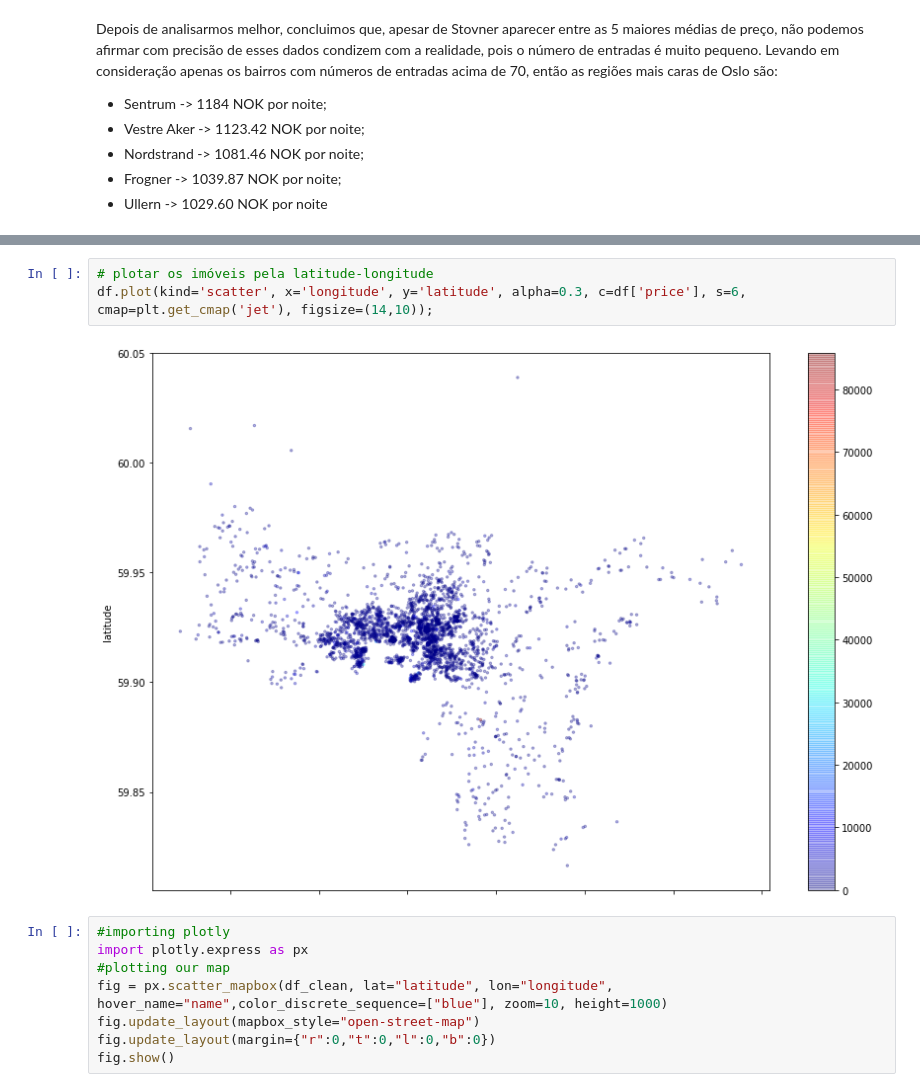
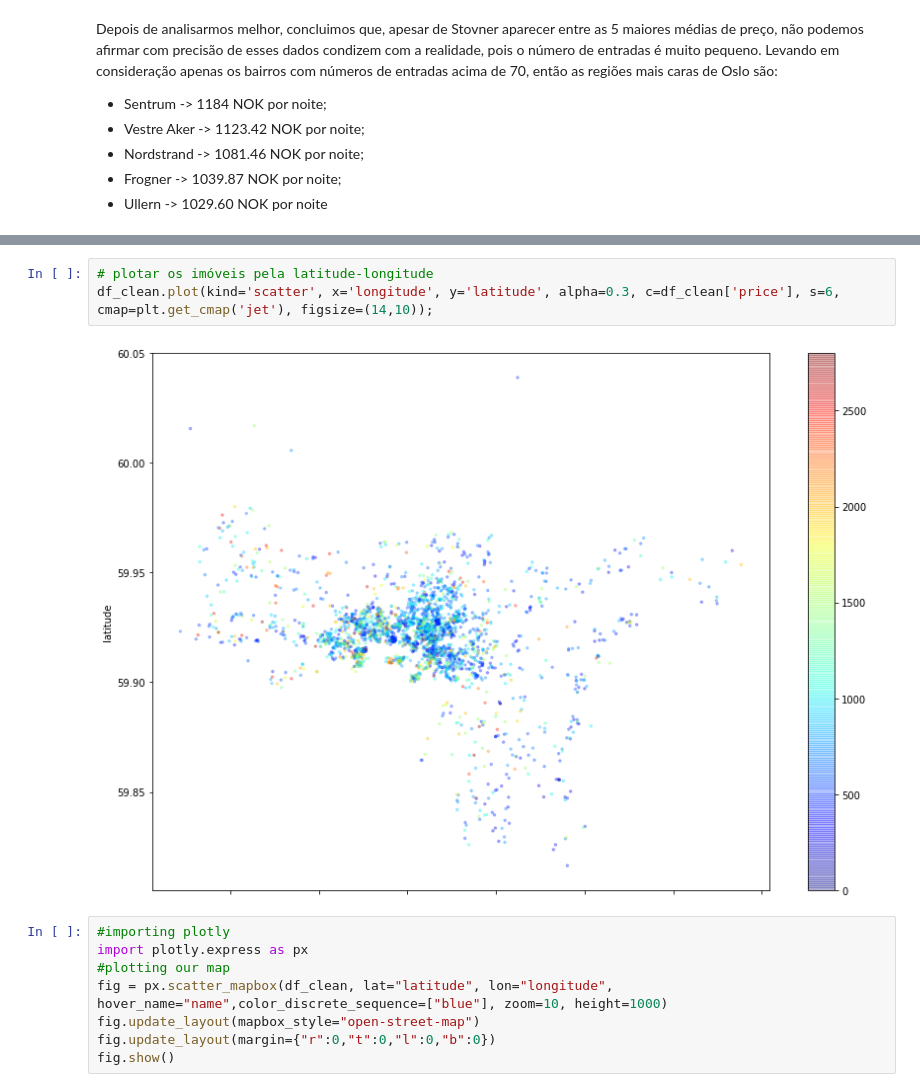
Before and after one commit to rafamarquesrmb/data_science, a Jupyter notebook: projeto01_analise_de_dados_airbnb_/Analisando_os_Dados_do_Airbnb_Oslo_Noruega_By_Rafael_Marques.ipynb, the cells around one changed output, grey strips where cells are left out. Drawn from its saved outputs; the diff is of its cells as text.

```diff
--- a/projeto01_analise_de_dados_airbnb_/Analisando_os_Dados_do_Airbnb_Oslo_Noruega_By_Rafael_Marques.ipynb
+++ b/projeto01_analise_de_dados_airbnb_/Analisando_os_Dados_do_Airbnb_Oslo_Noruega_By_Rafael_Marques.ipynb
@@ -664,8 +725,8 @@ Depois de analisarmos melhor, concluimos que, apesar de Stovner aparecer entre a
 # %%
 # plotar os imóveis pela latitude-longitude
-df.plot(kind='scatter', x='longitude', y='latitude', alpha=0.3, c=df['price'], s=6, cmap=plt.get_cmap('jet'), figsize=(14,10));
+df_clean.plot(kind='scatter', x='longitude', y='latitude', alpha=0.3, c=df_clean['price'], s=6, cmap=plt.get_cmap('jet'), figsize=(14,10));
 # %% [output]
-[figure, old version]
+[figure, new version]
 # %%
 #importing plotly
 import plotly.express as px
```
Also changed, not shown: parts of 11 cells of this notebook.
